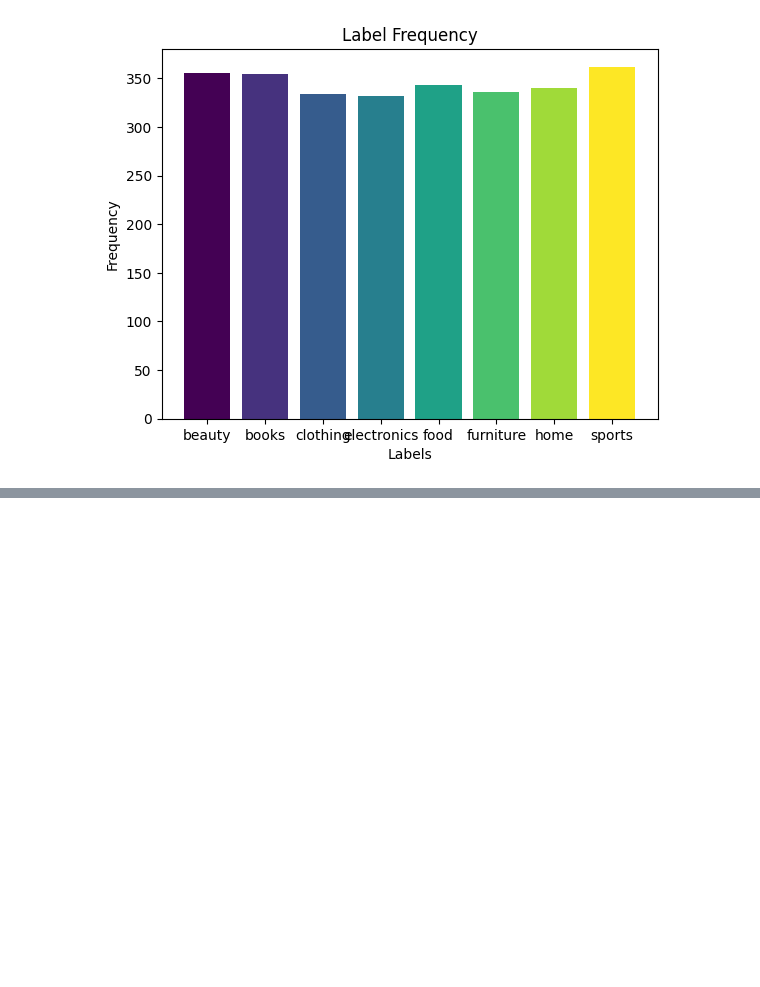
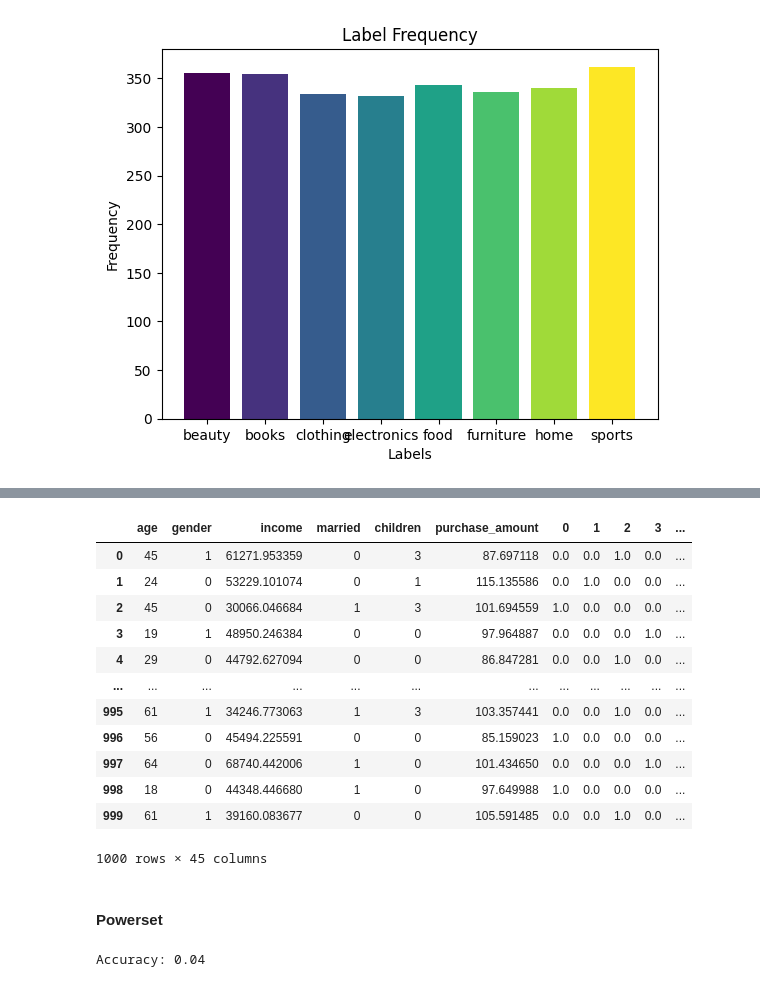
Before and after one commit to arghyawning/decision-tree-classifier, a Jupyter notebook: code.ipynb, the cells around one changed output, grey strips where cells are left out. Saved outputs shown, nothing was run; the diff lists cells and outputs as text; code cells hidden in the pictures; blank space fills up the shorter version.

Commit message:
i think powerset is done idk

```diff
--- a/code.ipynb
+++ b/code.ipynb
@@ -23,3 +18,10 @@ labels = [string.split() for string in dataset[:, -1]]
+# %%
+# reading features from csv file
+dataset = pd.read_csv("advertisement.csv")
+
+# splitting dataset into features and labels
+labels = dataset.iloc[:, -1]
+features = dataset.drop(dataset.columns[-1], axis=1)
 # %%
 # trying to graphically represent the labels
 
@@ -48,0 +64,10 @@ plt.show()
+# %%
+
+# dropping the city column
+features=features.drop(features.columns[6], axis=1)
+
+# binarising the married and gender columns
+features['married'] = features['married'].astype(int)
+features['gender'] = features['gender'].map({'Male': 1, 'Female': 0})
+
+features
@@ -48,0 +88,25 @@ plt.show()
+# %%
+# one hot encoding the education, occupation and most bought item columns
+
+onehotencoder = OneHotEncoder()
+onehotencoded_features = pd.DataFrame(onehotencoder.fit_transform(features[['education', 'occupation', 'most bought item']]).toarray())
+encoded_features=features.join(onehotencoded_features)
+encoded_features=encoded_features.drop(columns=['education', 'occupation', 'most bought item'])
+
+encoded_features
+# %% [output]
+|  | age | gender | income | married | children | purchase_amount | 0 | 1 | 2 | 3 | ... |
+| 0 | 45 | 1 | 61271.953359 | 0 | 3 | 87.697118 | 0.0 | 0.0 | 1.0 | 0.0 | ... |
+| 1 | 24 | 0 | 53229.101074 | 0 | 1 | 115.135586 | 0.0 | 1.0 | 0.0 | 0.0 | ... |
+| 2 | 45 | 0 | 30066.046684 | 1 | 3 | 101.694559 | 1.0 | 0.0 | 0.0 | 0.0 | ... |
+| 3 | 19 | 1 | 48950.246384 | 0 | 0 | 97.964887 | 0.0 | 0.0 | 0.0 | 1.0 | ... |
+| 4 | 29 | 0 | 44792.627094 | 0 | 0 | 86.847281 | 0.0 | 0.0 | 1.0 | 0.0 | ... |
+| ... | ... | ... | ... | ... | ... | ... | ... | ... | ... | ... | ... |
+| 995 | 61 | 1 | 34246.773063 | 1 | 3 | 103.357441 | 0.0 | 0.0 | 1.0 | 0.0 | ... |
+| 996 | 56 | 0 | 45494.225591 | 0 | 0 | 85.159023 | 1.0 | 0.0 | 0.0 | 0.0 | ... |
+| 997 | 64 | 0 | 68740.442006 | 1 | 0 | 101.434650 | 0.0 | 0.0 | 0.0 | 1.0 | ... |
+| 998 | 18 | 0 | 44348.446680 | 1 | 0 | 97.649988 | 1.0 | 0.0 | 0.0 | 0.0 | ... |
+| 999 | 61 | 1 | 39160.083677 | 0 | 0 | 105.591485 | 0.0 | 0.0 | 1.0 | 0.0 | ... |
+1000 rows × 45 columns
+# %% [markdown]
+#### Powerset
@@ -48,0 +120,15 @@ plt.show()
+# %%
+decision_tree_classifier = DecisionTreeClassifier()
+decision_tree_classifier.fit(xtrain.values, ytrain)
+decision_tree_classifier.get_params()
+
+# predicting the test set results
+y_pred = decision_tree_classifier.predict(xtest.values)
+
+# calculating the accuracy of the model
+from sklearn.metrics import accuracy_score
+
+accuracy = accuracy_score(ytest, y_pred)
+print("Accuracy: " + str(accuracy))
+# %% [output]
+Accuracy: 0.04
```
Also changed, not shown: parts of 7 cells of this notebook, 1 other file.
